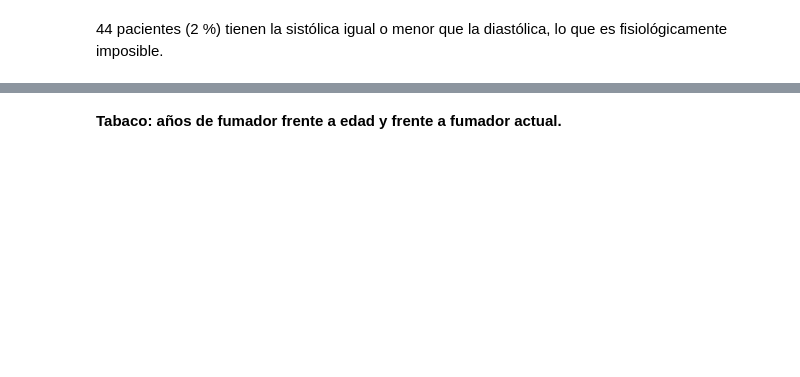
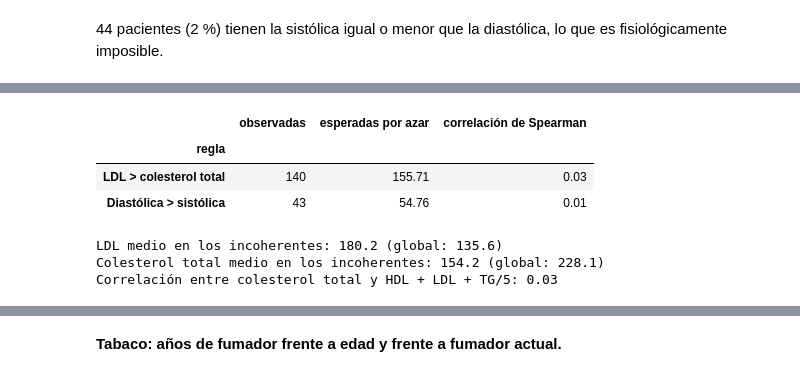
Before and after one commit to csm8-um/MasterIA-ML01, a Jupyter notebook: notebooks/Tarea1_ML.ipynb, the cells around one changed output, grey strips where cells are left out. Saved outputs shown, nothing was run; the diff lists cells and outputs as text; code cells hidden in the pictures; blank space fills up the shorter version.

```diff
--- a/notebooks/Tarea1_ML.ipynb
+++ b/notebooks/Tarea1_ML.ipynb
@@ -1202,0 +1212,41 @@ df.loc[incoherente, ['presion_sistolica', 'presion_diastolica']].describe().roun
+# %%
+rng = np.random.default_rng(SEMILLA)
+
+def incoherencias_esperadas(mayor, menor, n_permutaciones=500):
+    # Número medio de casos con menor > mayor si ambas columnas fueran independientes
+    validas = mayor.notna() & menor.notna()
+    a, b = mayor[validas].to_numpy(), menor[validas].to_numpy()
+    return np.mean([(rng.permutation(b) > a).sum() for _ in range(n_permutaciones)])
+
+pares = {
+    'LDL > colesterol total': ('colesterol_total', 'colesterol_ldl'),
+    'Diastólica > sistólica': ('presion_sistolica', 'presion_diastolica'),
+}
+filas = []
+for regla, (col_mayor, col_menor) in pares.items():
+    filas.append({
+        'regla': regla,
+        'observadas': int((df[col_menor] > df[col_mayor]).sum()),
+        'esperadas por azar': incoherencias_esperadas(df[col_mayor], df[col_menor]),
+        'correlación de Spearman': df[col_mayor].corr(df[col_menor], method='spearman'),
+    })
+display(pd.DataFrame(filas).set_index('regla').round(2))
+
+# ¿Qué valores se perderían con cada regla?
+ldl_incoherente = df['colesterol_ldl'] > df['colesterol_total']
+print(f"LDL medio en los incoherentes: {df.loc[ldl_incoherente, 'colesterol_ldl'].mean():.1f} "
+      f"(global: {df['colesterol_ldl'].mean():.1f})")
+print(f"Colesterol total medio en los incoherentes: {df.loc[ldl_incoherente, 'colesterol_total'].mean():.1f} "
+      f"(global: {df['colesterol_total'].mean():.1f})")
+
+friedewald = df['colesterol_hdl'] + df['colesterol_ldl'] + df['trigliceridos'] / 5
+print(f"Correlación entre colesterol total y HDL + LDL + TG/5: "
+      f"{df['colesterol_total'].corr(friedewald, method='spearman'):.2f}")
+# %% [output]
+|  | observadas | esperadas por azar | correlación de Spearman |
+| regla |  |  |  |
+| LDL > colesterol total | 140 | 155.71 | 0.03 |
+| Diastólica > sistólica | 43 | 54.76 | 0.01 |
+LDL medio en los incoherentes: 180.2 (global: 135.6)
+Colesterol total medio en los incoherentes: 154.2 (global: 228.1)
+Correlación entre colesterol total y HDL + LDL + TG/5: 0.03
```
Also changed, not shown: parts of 21 cells of this notebook.
